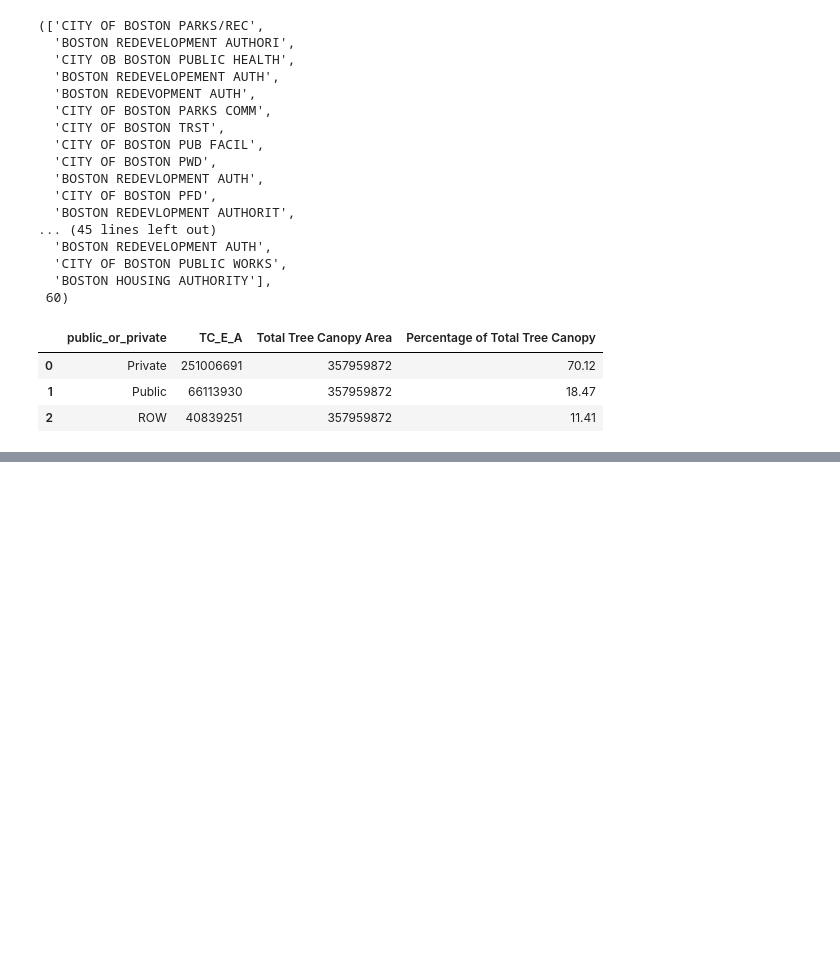
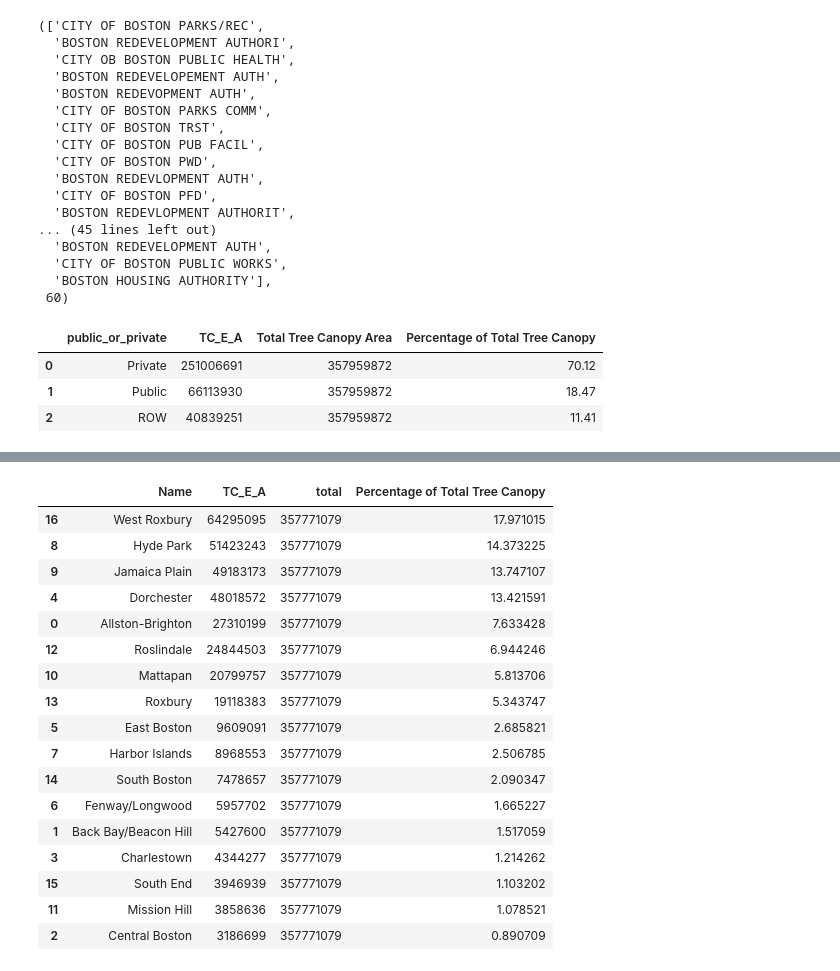
Before and after one commit to BU-Spark/ds-bcc-tree-canopy, a Jupyter notebook: public_private_Tree_Canopy_Metrics.ipynb, the cells around one changed output, grey strips where cells are left out. Drawn from its saved outputs; the diff is of its cells as text; code cells hidden in the pictures; blank space fills up the shorter version.

```diff
--- a/public_private_Tree_Canopy_Metrics.ipynb
+++ b/public_private_Tree_Canopy_Metrics.ipynb
@@ -408,0 +558,36 @@ agg_tree_canopy
+# %%
+#read in the tree canopy metrics data aggregated by neighborhood
+neighborhoods_tree_canopy = pd.read_csv('datasets/Neighborhood_Tree_Canopy_Metrics.csv')
+# %%
+#aggregate the total tree canopy area by neighborhood 'Name'
+neigh_agg = neighborhoods_tree_canopy.groupby('Name')['TC_E_A'].sum().reset_index()
+
+#Find the total tree canopy in the dataset
+neigh_agg["total"] = neigh_agg["TC_E_A"].sum()
+
+#calculate the percentage of total tree canopy in each neighborhood
+neigh_agg["Percentage of Total Tree Canopy"] = (neigh_agg["TC_E_A"]/neigh_agg["total"])*100
+
+#sort the neighborhoods by the 'Percentage of Total Tree Canopy
+neigh_agg_sorted = neigh_agg.sort_values(by='Percentage of Total Tree Canopy', ascending=False)
+
+neigh_agg_sorted
+# %% [output]
+|  | Name | TC_E_A | total | Percentage of Total Tree Canopy |
+| 16 | West Roxbury | 64295095 | 357771079 | 17.971015 |
+| 8 | Hyde Park | 51423243 | 357771079 | 14.373225 |
+| 9 | Jamaica Plain | 49183173 | 357771079 | 13.747107 |
+| 4 | Dorchester | 48018572 | 357771079 | 13.421591 |
+| 0 | Allston-Brighton | 27310199 | 357771079 | 7.633428 |
+| 12 | Roslindale | 24844503 | 357771079 | 6.944246 |
+| 10 | Mattapan | 20799757 | 357771079 | 5.813706 |
+| 13 | Roxbury | 19118383 | 357771079 | 5.343747 |
+| 5 | East Boston | 9609091 | 357771079 | 2.685821 |
+| 7 | Harbor Islands | 8968553 | 357771079 | 2.506785 |
+| 14 | South Boston | 7478657 | 357771079 | 2.090347 |
+| 6 | Fenway/Longwood | 5957702 | 357771079 | 1.665227 |
+| 1 | Back Bay/Beacon Hill | 5427600 | 357771079 | 1.517059 |
+| 3 | Charlestown | 4344277 | 357771079 | 1.214262 |
+| 15 | South End | 3946939 | 357771079 | 1.103202 |
+| 11 | Mission Hill | 3858636 | 357771079 | 1.078521 |
+| 2 | Central Boston | 3186699 | 357771079 | 0.890709 |
```
Also changed, not shown: parts of 14 cells of this notebook, 1 other file.
